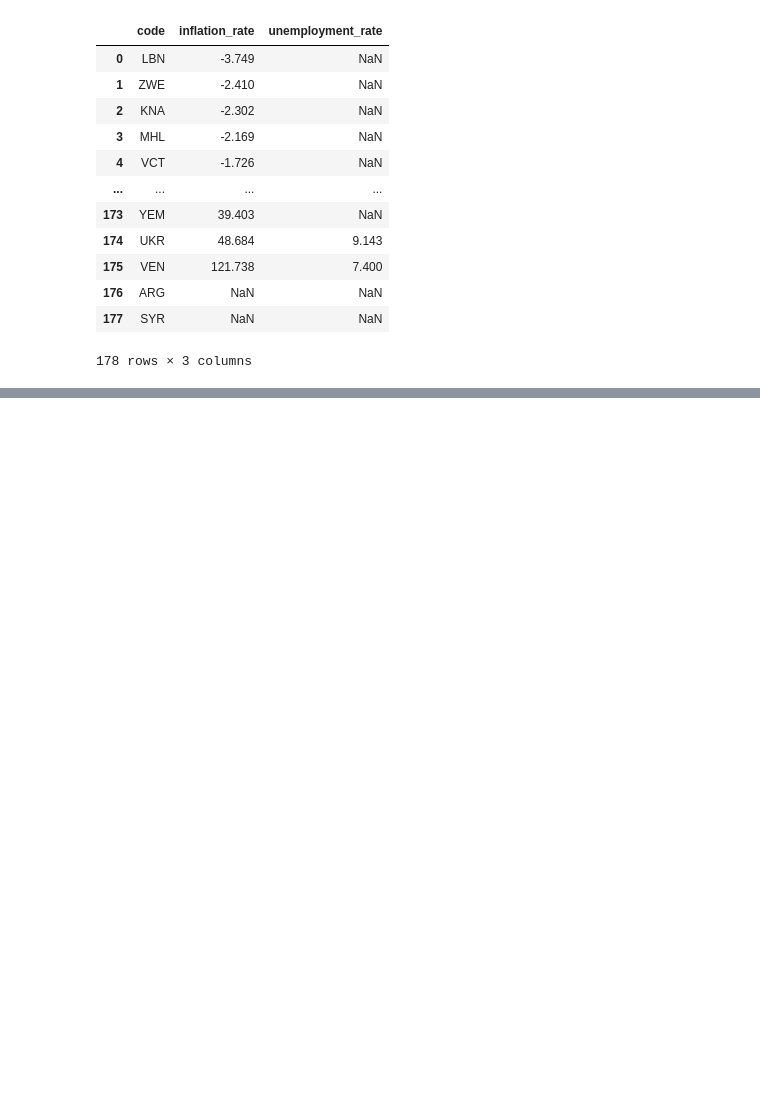
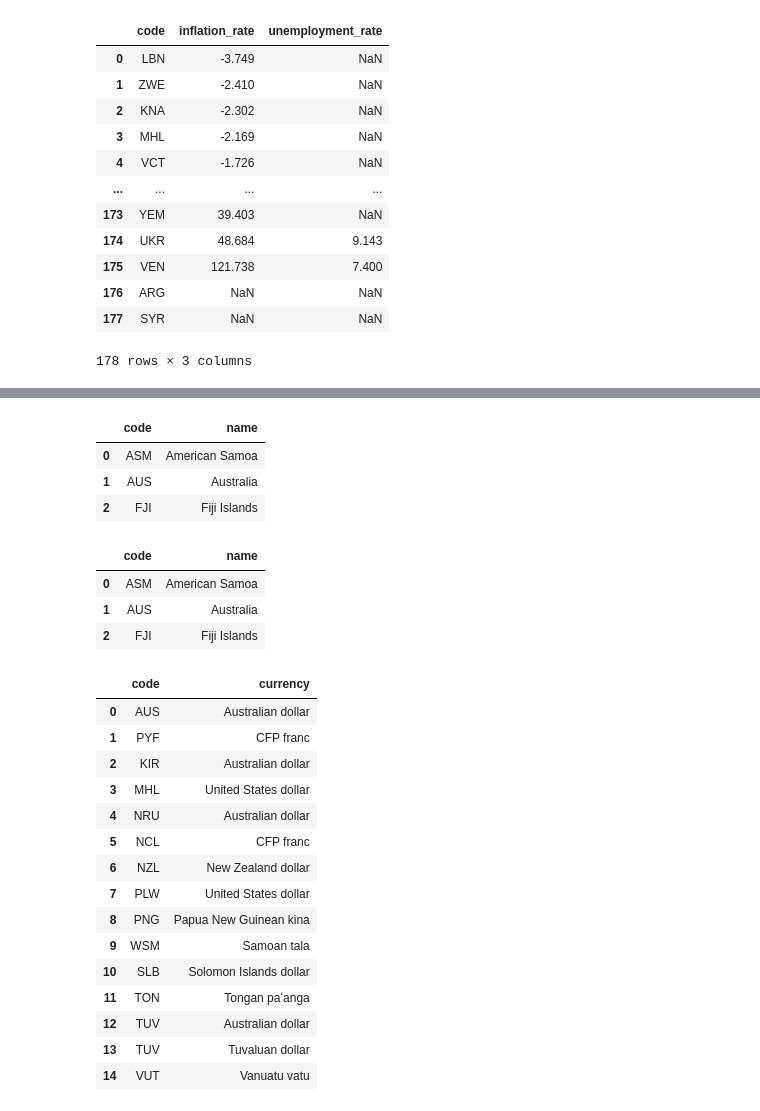
Before and after one commit to RheoTechnicalX/SQL_Training, a Jupyter notebook: 3joiningdata1.ipynb, the cells around one changed output, grey strips where cells are left out. Drawn from its saved outputs; the diff is of its cells as text; code cells hidden in the pictures; blank space fills up the shorter version.

```diff
--- a/3joiningdata1.ipynb
+++ b/3joiningdata1.ipynb
@@ -658,0 +759,63 @@ LIMIT 10;
+# %%
+from sqlalchemy import text
+
+query = "\
+SELECT code, name \
+FROM countries \
+WHERE continent LIKE '%Oceania%' LIMIT 3;"
+df = pd.read_sql(text(query),eg)
+df
+# %% [output]
+|  | code | name |
+| 0 | ASM | American Samoa |
+| 1 | AUS | Australia |
+| 2 | FJI | Fiji Islands |
+# %%
+from sqlalchemy import text
+
+query = """
+SELECT code, name
+FROM countries
+WHERE continent = 'Oceania' LIMIT 3
+"""
+df = pd.read_sql(text(query),eg)
+df
+# %% [output]
+|  | code | name |
+| 0 | ASM | American Samoa |
+| 1 | AUS | Australia |
+| 2 | FJI | Fiji Islands |
+# %%
+#
+# Now I want to know the currencies used in these countries on the Oceania continent
+#
+
+from sqlalchemy import text
+
+query = """
+SELECT code, basic_unit AS currency
+FROM currencies
+WHERE code IN
+    (SELECT code
+    FROM countries
+    WHERE continent = 'Oceania')
+"""
+df = pd.read_sql(text(query),eg)
+df
+# %% [output]
+|  | code | currency |
+| 0 | AUS | Australian dollar |
+| 1 | PYF | CFP franc |
+| 2 | KIR | Australian dollar |
+| 3 | MHL | United States dollar |
+| 4 | NRU | Australian dollar |
+| 5 | NCL | CFP franc |
+| 6 | NZL | New Zealand dollar |
+| 7 | PLW | United States dollar |
+| 8 | PNG | Papua New Guinean kina |
+| 9 | WSM | Samoan tala |
+| 10 | SLB | Solomon Islands dollar |
+| 11 | TON | Tongan paʻanga |
+| 12 | TUV | Australian dollar |
+| 13 | TUV | Tuvaluan dollar |
+| 14 | VUT | Vanuatu vatu |
```
Also changed, not shown: parts of 40 cells of this notebook.
